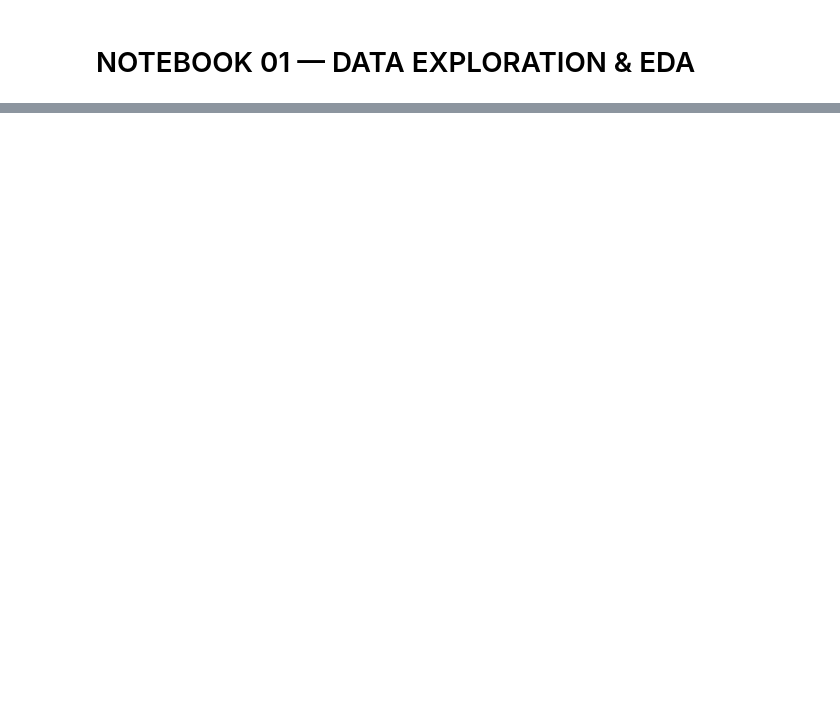
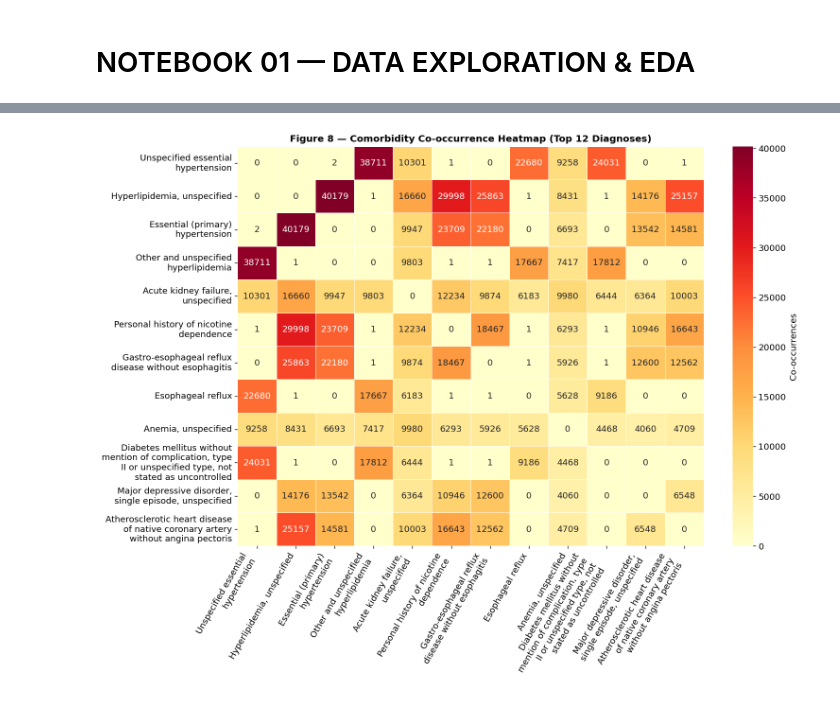
Before and after one commit to GitSentinel/medical_nlp_deterioration, a Jupyter notebook: notebooks/01_data_exploration.ipynb, the cells around one changed output, grey strips where cells are left out. Cells and saved outputs as stored; diff of their text form; code cells hidden in the pictures; blank space fills up the shorter version.

```diff
--- a/notebooks/01_data_exploration.ipynb
+++ b/notebooks/01_data_exploration.ipynb
@@ -942,0 +1150,96 @@ print('═' * 55)
+# %%
+# Comorbidity Co-occurrence Heatmap
+
+# Identify Most Frequent Diagnoses
+top12_titles = (
+    diagnoses_named['long_title']
+    .value_counts()
+    .head(12)
+    .index
+    .tolist()
+)
+
+
+# Set of Valid Hospital Admissions
+hadm_set = set(
+    admissions['hadm_id'].tolist()
+)
+
+# Construct Diagnosis Presence Matrix (Admission-Level)
+presence = pd.DataFrame(
+    0,
+    index=list(hadm_set),
+    columns=top12_titles
+)
+
+for title in top12_titles:
+    hadm_ids = (
+        diagnoses_named[
+            diagnoses_named['long_title'] == title
+        ]['hadm_id']
+        .unique()
+    )
+
+    valid_ids = [
+        h for h in hadm_ids
+        if h in hadm_set
+    ]
+
+    presence.loc[valid_ids, title] = 1
+
+# Compute Co-occurrence Matrix
+cooccur = presence.T.dot(presence)
+
+
+# Remove Diagonal Values (Self-Co-occurrence)
+cooccur_array = cooccur.to_numpy().copy()
+np.fill_diagonal(cooccur_array, 0)
+
+cooccur = pd.DataFrame(
+    cooccur_array,
+    index=cooccur.index,
+    columns=cooccur.columns
+)
+
+# Visualisation: Heatmap
+wrapped_labels = [
+    textwrap.fill(label, width=30)
+    for label in cooccur.columns
+]
+
+fig, ax = plt.subplots(
+    figsize=(13, 10)
+)
+
+sns.heatmap(
+    cooccur,
+    annot=True,
+    fmt='d',
+    cmap='YlOrRd',
+    linewidths=0.4,
+    ax=ax,
+    cbar_kws={'label': 'Co-occurrences'}
+)
+
+# Wrapped Labels
+ax.set_xticklabels(wrapped_labels, rotation=60, ha='right')
+ax.set_yticklabels(wrapped_labels, rotation=0)
+
+ax.set_title(
+    'Figure 8 — Comorbidity Co-occurrence Heatmap (Top 12 Diagnoses)',
+    fontsize=12,
+    fontweight='bold'
+)
+
+# Figure Formatting and Export
+plt.tight_layout()
+
+plt.savefig(
+    f'{PLOTS_DIR}/eda_08_comorbidity_heatmap.png',
+    dpi=150,
+    bbox_inches='tight'
+)
+
+plt.show()
+# %% [output]
+[figure, added]
```
Also changed, not shown: parts of 39 cells of this notebook, 3 other files.
